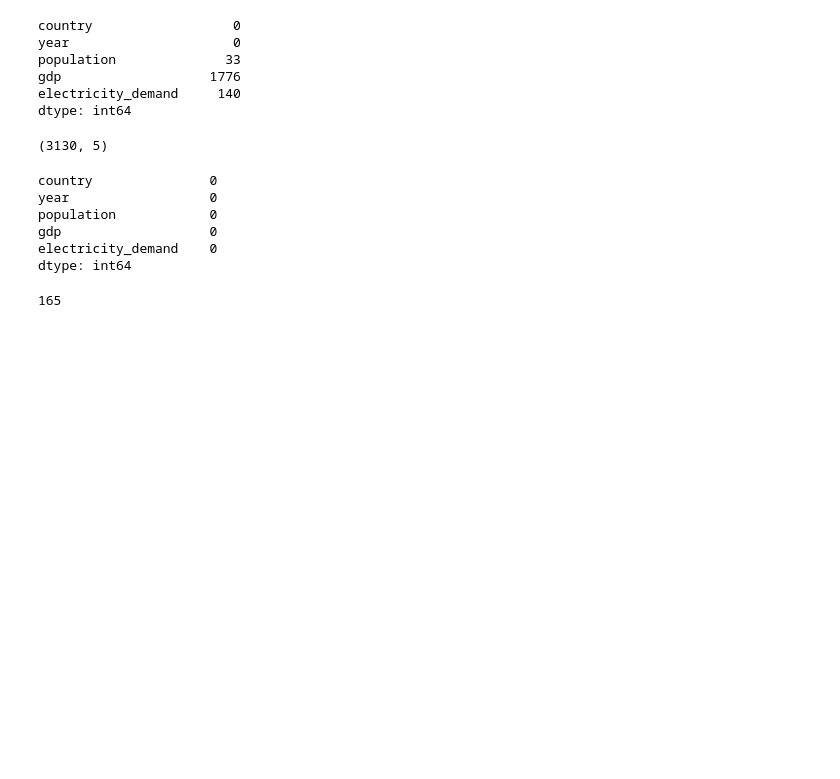
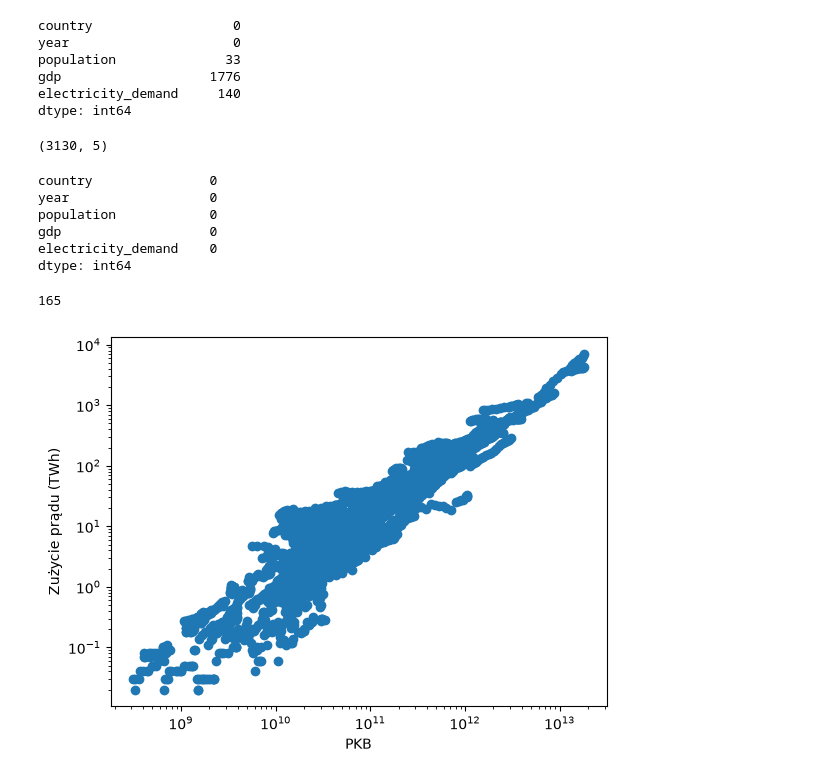
Before and after one commit to MylingCO/Pierwszy_projekt_energetyka, a Jupyter notebook: analiza.ipynb, the cells around one changed output. Drawn from its saved outputs; the diff is of its cells as text; code cells hidden in the pictures; blank space fills up the shorter version.

```diff
--- a/analiza.ipynb
+++ b/analiza.ipynb
@@ -116,3 +117,12 @@ dtype: int64
 kraje["country"].nunique()
 # %% [output]
 165
+# %%
+plt.scatter(kraje["gdp"], kraje["electricity_demand"])
+plt.xlabel("PKB")
+plt.ylabel("Zużycie prądu (TWh)")
+plt.xscale("log")
+plt.yscale("log")
+plt.show()
+# %% [output]
+[figure, added]
```
Also changed, not shown: parts of 5 cells of this notebook.
